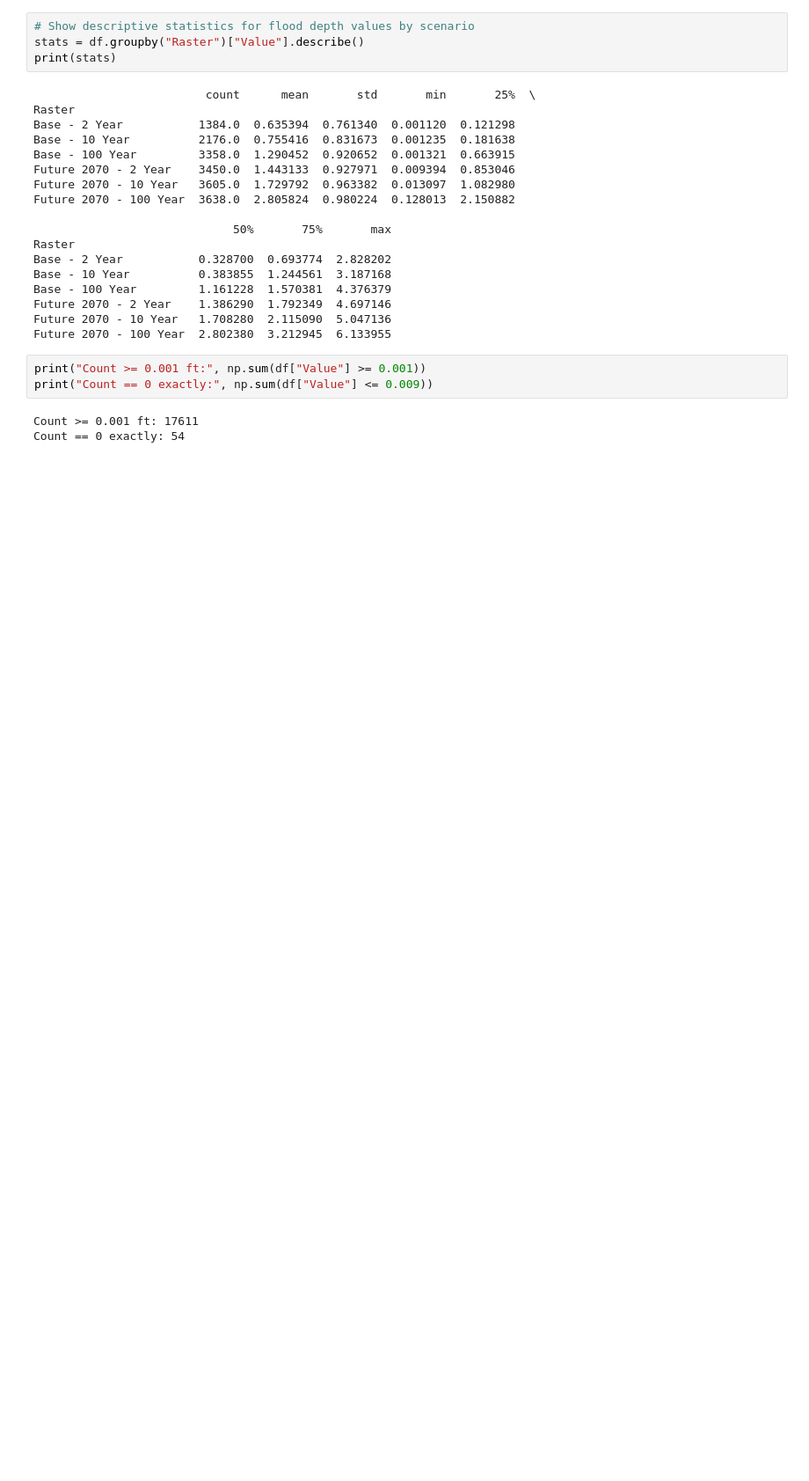
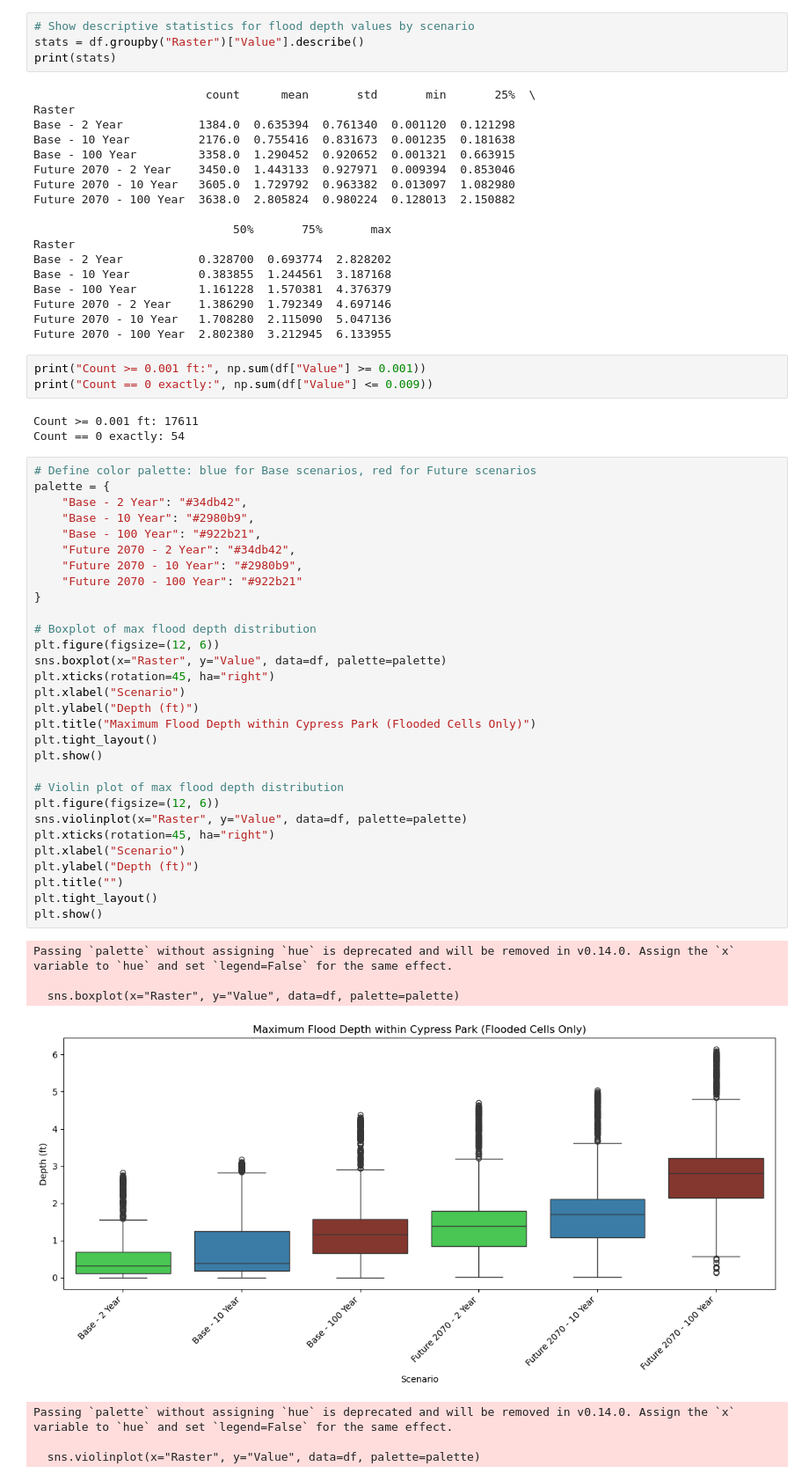
Before and after one commit to dianaveronez/General, a Jupyter notebook: gis/depth_across_study_area.ipynb, the cells around one changed output. Shown at 88% size. Drawn from its saved outputs; the diff is of its cells as text; blank space fills up the shorter version.

```diff
--- a/gis/depth_across_study_area.ipynb
+++ b/gis/depth_across_study_area.ipynb
@@ -173,3 +173,41 @@ print("Count == 0 exactly:", np.sum(df["Value"] <= 0.009))
 # %% [output]
 Count >= 0.001 ft: 17611
 Count == 0 exactly: 54
+# %%
+# Define color palette: blue for Base scenarios, red for Future scenarios
+palette = {
+    "Base - 2 Year": "#34db42",
+    "Base - 10 Year": "#2980b9",
+    "Base - 100 Year": "#922b21",
+    "Future 2070 - 2 Year": "#34db42",
+    "Future 2070 - 10 Year": "#2980b9",
+    "Future 2070 - 100 Year": "#922b21"
+}
+
+# Boxplot of max flood depth distribution
+plt.figure(figsize=(12, 6))
+sns.boxplot(x="Raster", y="Value", data=df, palette=palette)
+plt.xticks(rotation=45, ha="right")
+plt.xlabel("Scenario")
+plt.ylabel("Depth (ft)")
+plt.title("Maximum Flood Depth within Cypress Park (Flooded Cells Only)")
+plt.tight_layout()
+plt.show()
+
+# Violin plot of max flood depth distribution
+plt.figure(figsize=(12, 6))
+sns.violinplot(x="Raster", y="Value", data=df, palette=palette)
+plt.xticks(rotation=45, ha="right")
+plt.xlabel("Scenario")
+plt.ylabel("Depth (ft)")
+plt.title("")
+plt.tight_layout()
+plt.show()
+# %% [output]
+Passing `palette` without assigning `hue` is deprecated and will be removed in v0.14.0. Assign the `x` variable to `hue` and set `legend=False` for the same effect.
+
+  sns.boxplot(x="Raster", y="Value", data=df, palette=palette)
+[figure, added]
+Passing `palette` without assigning `hue` is deprecated and will be removed in v0.14.0. Assign the `x` variable to `hue` and set `legend=False` for the same effect.
+
+  sns.violinplot(x="Raster", y="Value", data=df, palette=palette)
```
Also changed, not shown: parts of 4 cells of this notebook, 1 other file.
